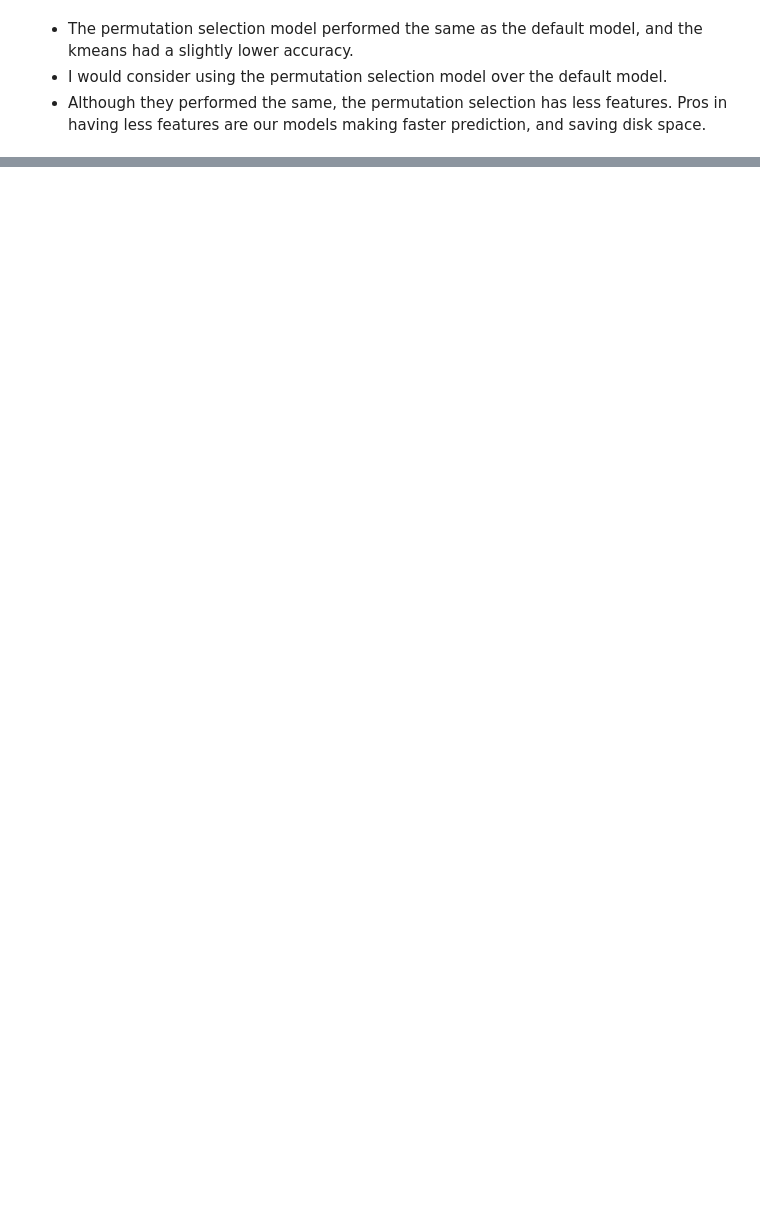
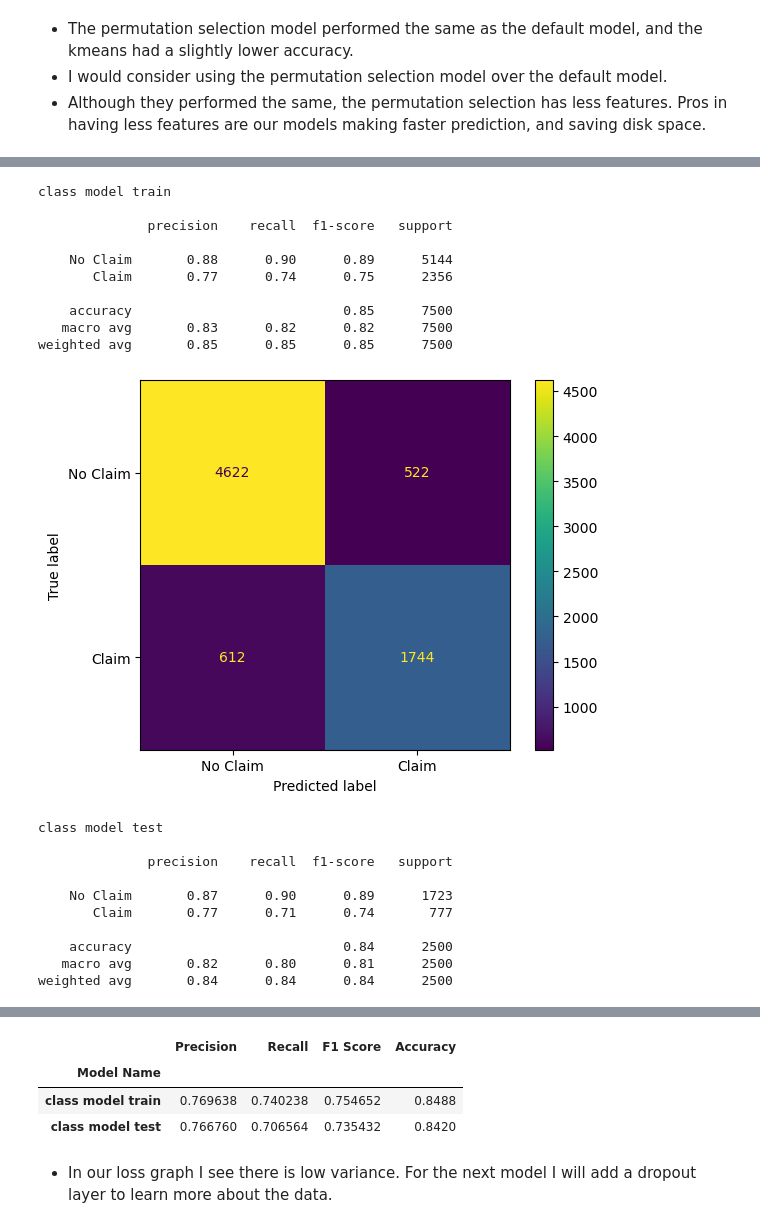
Before and after one commit to carlolopez03/Car-Insurance-Data, a Jupyter notebook: Car Insurance ML.ipynb, the cells around one changed output, grey strips where cells are left out. Cells and saved outputs as stored; diff of their text form; code cells hidden in the pictures; blank space fills up the shorter version.

```diff
--- a/Car Insurance ML.ipynb
+++ b/Car Insurance ML.ipynb
@@ -645,0 +734,13 @@ Name: permutation importance, dtype: float64
+# %%
+# Get predictions
+train_pred_proba = class_model1.predict(X_train_proc)
+test_pred_proba = class_model1.predict(X_test_proc)
+
+
+# round predictions to integers instead of floats using np.rint()
+train_preds = np.rint(train_pred_proba)
+test_preds = np.rint(test_pred_proba)
+
+# the following code should show whole number predictions, 1.0 or 0.0
+print(test_preds[:5])
+print(train_preds[:5])
@@ -645,0 +760,36 @@ Name: permutation importance, dtype: float64
+# %%
+labels = ['No Claim', 'Claim']
+
+# Evaluate your model using the custom function eval_classification()
+train_scores = eval_classification(y_train, train_preds,
+                                   name='class model train',
+                                  labels=labels)
+test_scores = eval_classification(y_test, test_preds,
+                                   name='class model test',
+                                  labels=labels)
+
+# concatenate the two dataframes to compare the model on train and test data
+class_scores = pd.concat([train_scores, test_scores])
+class_scores
+# %% [output]
+class model train
+
+              precision    recall  f1-score   support
+
+    No Claim       0.88      0.90      0.89      5144
+       Claim       0.77      0.74      0.75      2356
+
+    accuracy                           0.85      7500
+   macro avg       0.83      0.82      0.82      7500
+weighted avg       0.85      0.85      0.85      7500
+[figure, added]
+class model test
+
+              precision    recall  f1-score   support
+
+    No Claim       0.87      0.90      0.89      1723
+       Claim       0.77      0.71      0.74       777
+
+    accuracy                           0.84      2500
+   macro avg       0.82      0.80      0.81      2500
+weighted avg       0.84      0.84      0.84      2500
@@ -645,0 +797,6 @@ Name: permutation importance, dtype: float64
+|  | Precision | Recall | F1 Score | Accuracy |
+| Model Name |  |  |  |  |
+| class model train | 0.769638 | 0.740238 | 0.754652 | 0.8488 |
+| class model test | 0.766760 | 0.706564 | 0.735432 | 0.8420 |
+# %% [markdown]
+- In our loss graph I see there is low variance. For the next model I will add a dropout layer to learn more about the data.
```
Also changed, not shown: parts of 36 cells of this notebook.
